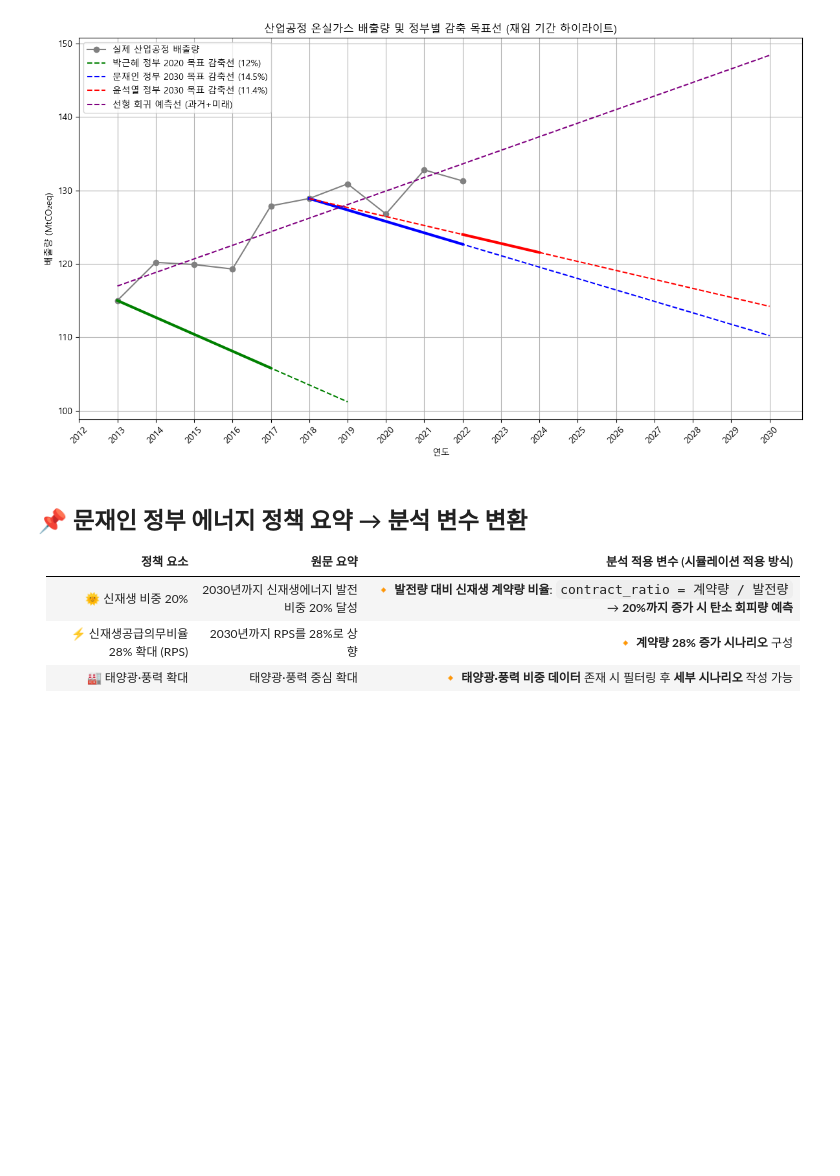
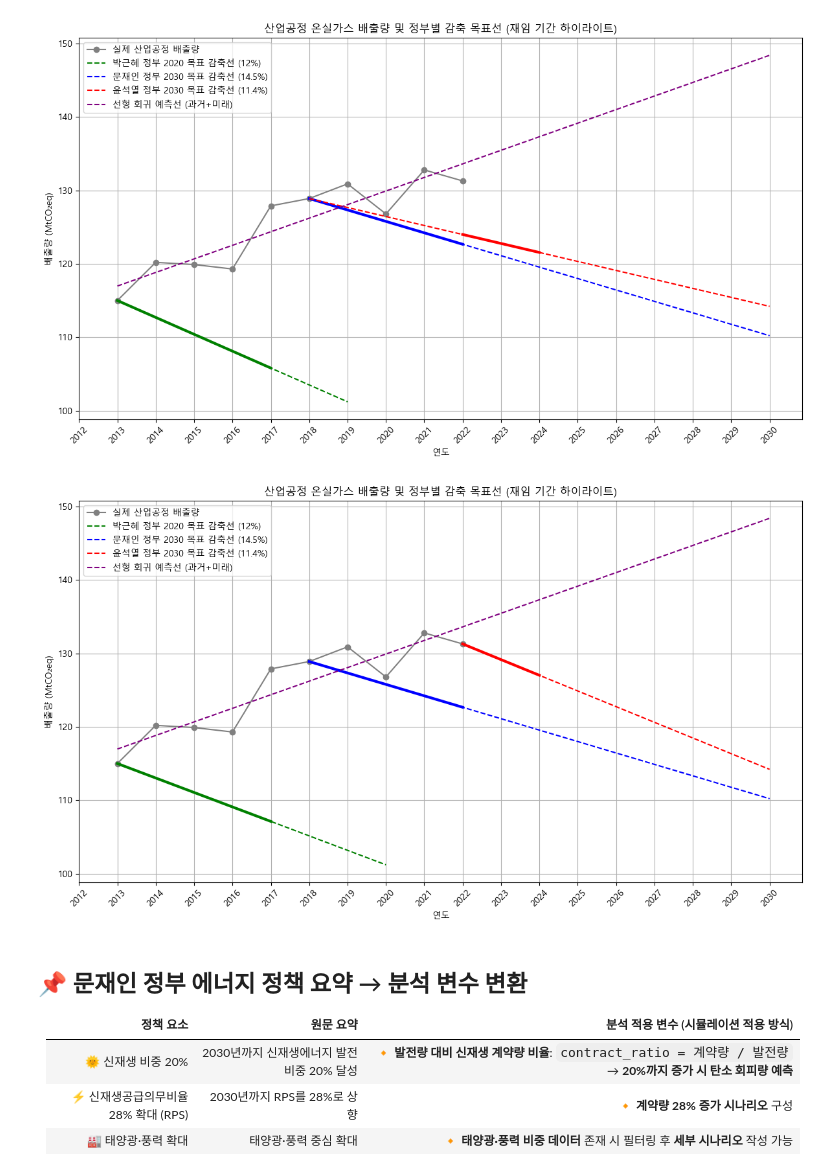
Before and after one commit to TansoZero-Org/TansoZero-Data, a Jupyter notebook: DataMining/정책별_현황.ipynb, the cells around one changed output. Saved outputs shown, nothing was run; the diff lists cells and outputs as text; code cells hidden in the pictures; blank space fills up the shorter version.

```diff
--- a/DataMining/정책별_현황.ipynb
+++ b/DataMining/정책별_현황.ipynb
@@ -173,6 +173,100 @@ plt.tight_layout()
 plt.show()
 # %% [output]
 [figure]
+# %%
+import pandas as pd
+import matplotlib.pyplot as plt
+import numpy as np
+from sklearn.linear_model import LinearRegression
+
+# 데이터 불러오기
+df = pd.read_csv('../Data/국가_온실가스_배출현황.csv', index_col=0)
+
+# 산업공정만 가져오기
+indust_emissions = df.loc['산업공정'].astype(float)
+
+# 실제 연도 리스트
+years = np.array(list(map(int, indust_emissions.index))).reshape(-1, 1)
+
+# 배출량 (종속 변수)
+emissions = indust_emissions.values
+
+# 선형 회귀 모델 생성 및 학습
+model = LinearRegression()
+model.fit(years, emissions)
+
+# 미래 예측할 연도 범위 (예: 2019 ~ 2030)
+future_years = np.arange(years.max() + 1, 2031).reshape(-1, 1)
+
+# 전체 연도 (과거+미래)
+all_years = np.vstack((years, future_years))
+
+# 전체 기간에 대한 예측값
+emissions_pred = model.predict(all_years)
+
+# 기준 배출량
+emission_2018 = indust_emissions["2018"]
+emission_2012 = indust_emissions["2013"]
+emission_2022 = indust_emissions["2022"]
+
+# 목표값 계산
+moon_target_2030 = emission_2018 * (1 - 0.145)
+yoon_target_2030 = emission_2018 * (1 - 0.114)
+park_target_2020 = emission_2012 * (1 - 0.12)
+
+# 목표선 연도 구간
+moon_years = np.arange(2018, 2031)
+park_years = np.arange(2013, 2021)
+
+# 목표선 값
+moon_line = np.linspace(emission_2018, moon_target_2030, len(moon_years))
+park_line = np.linspace(emission_2012, park_target_2020, len(park_years))
+
+plt.figure(figsize=(12, 7))
+
+# 실제 배출량
+plt.plot(years, indust_emissions, marker='o', label='실제 산업공정 배출량', color='gray')
+
+# 박근혜 정부 목표선 (전체 얇은 점선)
+plt.plot(park_years, park_line, 'g--', label='박근혜 정부 2020 목표 감축선 (12%)')
+
+# 박근혜 정부 재임 기간 (2013~2017) 굵은 선 강조
+park_reign_mask = (park_years >= 2013) & (park_years <= 2017)
+plt.plot(park_years[park_reign_mask], park_line[park_reign_mask], color='green', linewidth=3)
+
+# 문재인 정부 목표선 전체 얇은 파란 점선
+plt.plot(moon_years, moon_line, 'b--', label='문재인 정부 2030 목표 감축선 (14.5%)')
+
+# 문재인 정부 재임 기간 (2017~2022) 굵은 선 강조
+moon_reign_mask = (moon_years >= 2017) & (moon_years <= 2022)
+plt.plot(moon_years[moon_reign_mask], moon_line[moon_reign_mask], color='blue', linewidth=3)
+
+# 윤석열 정부 목표선: 2022 실제값부터 2030 목표까지 직선
+yoon_line_x = [2022, 2030]
+yoon_line_y = [emission_2022, yoon_target_2030]
+
+# 윤석열 정부 목표선 전체 얇은 빨간 점선
+plt.plot(yoon_line_x, yoon_line_y, 'r--', label='윤석열 정부 2030 목표 감축선 (11.4%)')
+
+# 윤석열 정부 재임 기간 (2022~2024) 굵은 선 강조
+partial_x = [2022, 2024]
+partial_y = [emission_2022,
+             emission_2022 + (yoon_target_2030 - emission_2022) * ((2024 - 2022) / (2030 - 2022))]
+plt.plot(partial_x, partial_y, color='red', linewidth=3)
+
+# 선형 회귀 예측선 (과거+미래)
+plt.plot(all_years.flatten(), emissions_pred, 'purple', linestyle='--', label='선형 회귀 예측선 (과거+미래)')
+
+plt.title('산업공정 온실가스 배출량 및 정부별 감축 목표선 (재임 기간 하이라이트)')
+plt.xlabel('연도')
+plt.ylabel('배출량 (MtCO₂eq)')
+plt.grid(True)
+plt.legend()
+plt.xticks(np.arange(2012, 2031), rotation=45)
+plt.tight_layout()
+plt.show()
+# %% [output]
+[figure, added]
 # %% [markdown]
 ## 📌 문재인 정부 에너지 정책 요약 → 분석 변수 변환
 
```
Also changed, not shown: parts of 7 cells of this notebook.
